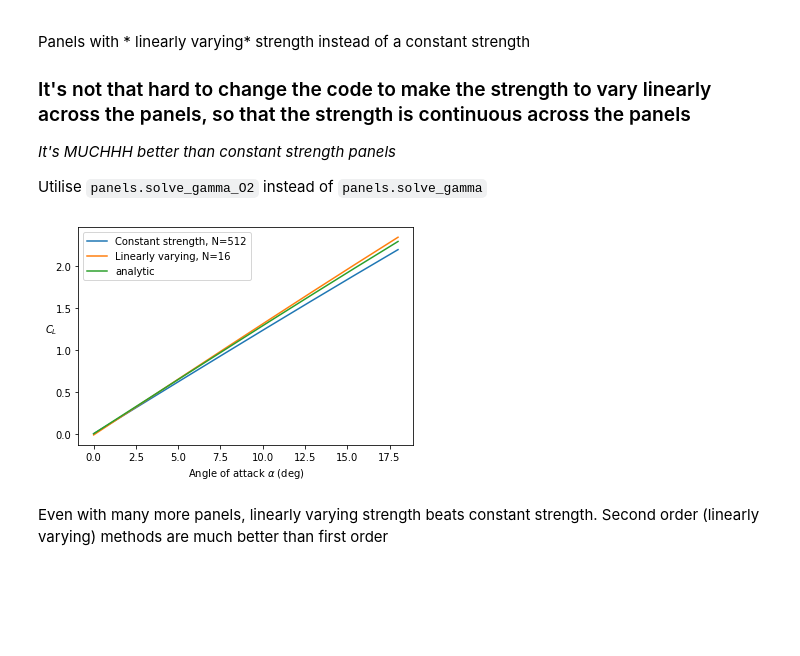
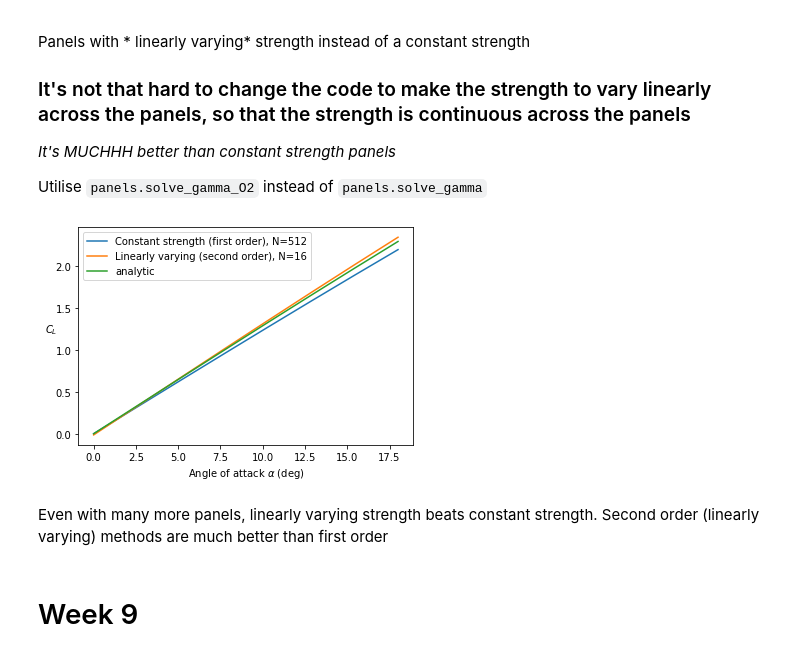
Before and after one commit to weymouth/MarineHydro, a Jupyter notebook: tutorials/notebook template.ipynb, the cells around one changed output. Drawn from its saved outputs; the diff is of its cells as text; code cells hidden in the pictures; blank space fills up the shorter version.

Commit message:
Week 9 tutorial

```diff
--- a/tutorials/notebook template.ipynb
+++ b/tutorials/notebook template.ipynb
@@ -365,32 +363,34 @@ Utilise `panels.solve_gamma_O2` instead of `panels.solve_gamma`
 # %%
 @np.vectorize
 def analytic_C_L(alpha):
     t_c=0.2357 # t_c is the foil thickness/cord
     return 2*np.pi*(1+4/(3*np.sqrt(3))*t_c)*np.sin(alpha)
 
 @np.vectorize
 def numeric_C_L(alpha,panels, c=1):
     panels.solve_gamma(alpha, kutta=[(0,-1)])
     gamma,S,xc = panels.get_array('gamma', 'S','xc')
     c = max(xc) - min(xc)
     return -sum(gamma*2*S)/(0.5*c)
 
 @np.vectorize
 def numericO2_C_L(alpha,panels, c=1):
     panels.solve_gamma_O2(alpha, kutta=[(0,-1)])
     gamma,S,xc = panels.get_array('gamma', 'S','xc')
     c = max(xc) - min(xc)
     return -sum(gamma*2*S)/(0.5*c)
 
 foil1 = vp.make_jfoil(512)
 foil2 = vp.make_jfoil(16)
 alpha = np.linspace(0, np.pi/10, 8)
 
-plt.plot(np.degrees(alpha), numeric_C_L(alpha, foil1), label='Constant strength, N=512')
-plt.plot(np.degrees(alpha), numericO2_C_L(alpha, foil2), label='Linearly varying, N=16')
+plt.plot(np.degrees(alpha), numeric_C_L(alpha, foil1), label='Constant strength (first order), N=512')
+plt.plot(np.degrees(alpha), numericO2_C_L(alpha, foil2), label='Linearly varying (second order), N=16')
 plt.plot(np.degrees(alpha), analytic_C_L(alpha), label='analytic')
 plt.xlabel(r'Angle of attack $\alpha$ (deg)'); plt.ylabel('$C_L$', rotation=0);plt.legend();
 # %% [output]
-[figure, old version]
+[figure, new version]
 # %% [markdown]
 Even with many more panels, linearly varying strength beats constant strength. Second order (linearly varying) methods are much better than first order
+# %% [markdown]
+# Week 9
```
Also changed, not shown: parts of 15 cells of this notebook.
